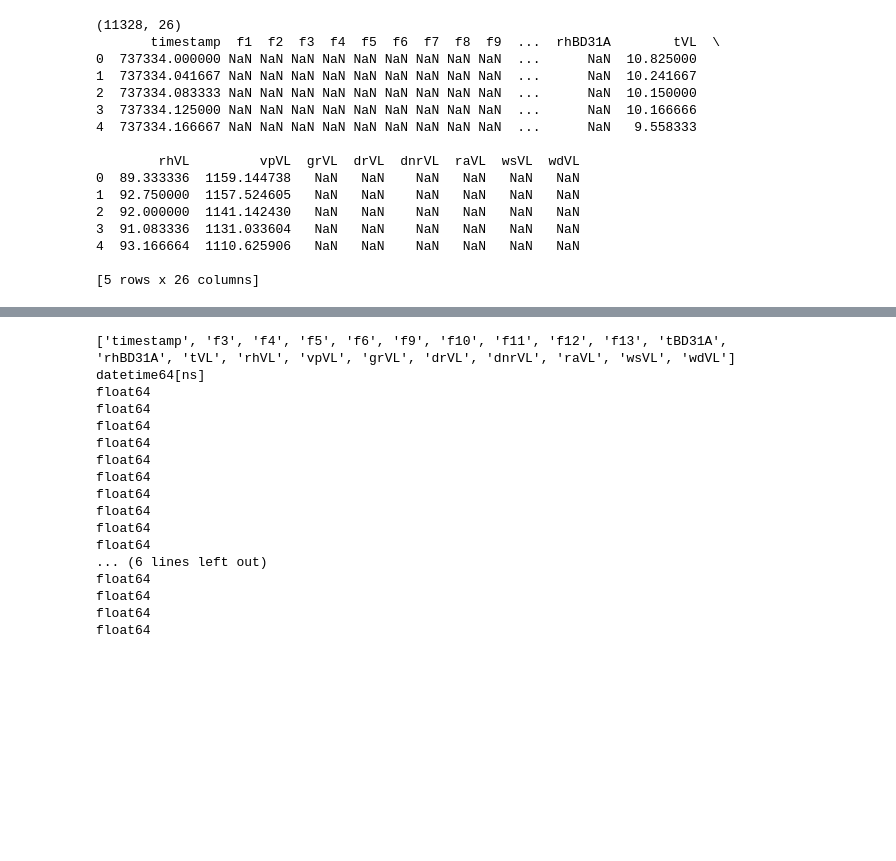
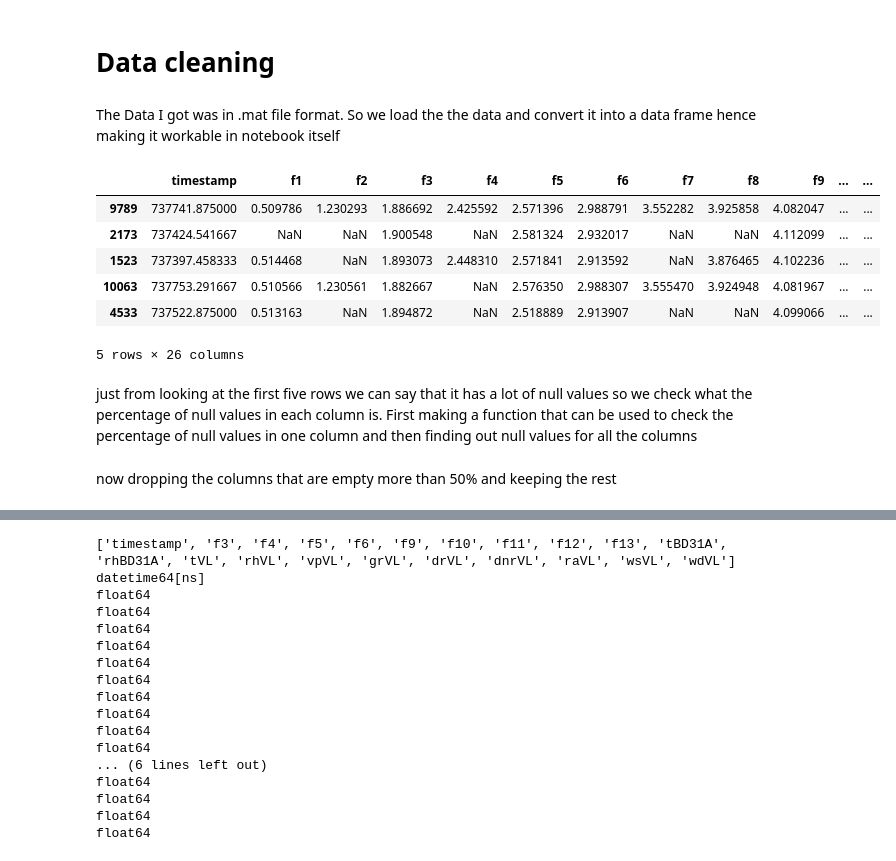
Before and after one commit to justforprogramming07-code/shm-anomaly-detection, a Jupyter notebook: nbs/01_data_cleaning.ipynb, the cells around one changed output, grey strips where cells are left out. Saved outputs shown, nothing was run; the diff lists cells and outputs as text; code cells hidden in the pictures; blank space fills up the shorter version.

```diff
--- a/nbs/01_data_cleaning.ipynb
+++ b/nbs/01_data_cleaning.ipynb
@@ -1,70 +1,66 @@
 # %%
 #| default_exp data_cleaning
+# %% [markdown]
+# Data cleaning
+# %% [markdown]
+The Data I got was in .mat file format. So we load the the data and convert it into a data frame hence making it workable in notebook itself
 # %%
 import scipy.io as sio
 import numpy as np
 import pandas as pd
 
-# Load the .mat file
+
 mat = sio.loadmat(r'E:\SHM_ML\data\trackedmodes\trackedmodes.mat')
 
-# Unwrap the outer MATLAB struct layer
+
 modes = mat['modes'][0, 0]
 
-# Recursive function to reveal everything inside the struct
 def print_struct(data, name="root", depth=0):
     indent = "  " * depth
     if hasattr(data, 'dtype') and data.dtype.names:
         print(f"{indent}{name} (struct):")
         for field in data.dtype.names:
             print_struct(data[field], field, depth + 1)
     elif hasattr(data, 'shape'):
         print(f"{indent}{name}: shape={data.shape}, first value={data.flat[0] if data.size > 0 else 'empty'}")
     else:
         print(f"{indent}{name}: {data}")
 
-# Extract the three components we need
+# Extracting the three components we need
 sdn = modes['sdn']        # timestamps — shape (11328, 1)
 f = modes['f']            # natural frequencies — shape (11328, 14)
 env = modes['env']        # environmental data — shape (11328, 11)
 labels_env = modes['labels_env']  # names of environmental columns
 
-# Build column names for frequencies
 freq_cols = [f'f{i+1}' for i in range(f.shape[1])]
 
-# Extract environmental column names from labels
 env_cols = [str(labels_env[i, 0][0]) for i in range(labels_env.shape[0])]
 
-# Build the DataFrame
+# Building the DataFrame
 df = pd.DataFrame(
     np.hstack([f, env]),
     columns=freq_cols + env_cols
 )
 
-# Add timestamp column at the front
 df.insert(0, 'timestamp', sdn[:, 0])
 
-print(df.shape)
-print(df.head())
+df.shape
+df.sample(5)
 # %% [output]
+|  | timestamp | f1 | f2 | f3 | f4 | f5 | f6 | f7 | f8 | f9 | ... | ... |
+| 9789 | 737741.875000 | 0.509786 | 1.230293 | 1.886692 | 2.425592 | 2.571396 | 2.988791 | 3.552282 | 3.925858 | 4.082047 | ... | ... |
+| 2173 | 737424.541667 | NaN | NaN | 1.900548 | NaN | 2.581324 | 2.932017 | NaN | NaN | 4.112099 | ... | ... |
+| 1523 | 737397.458333 | 0.514468 | NaN | 1.893073 | 2.448310 | 2.571841 | 2.913592 | NaN | 3.876465 | 4.102236 | ... | ... |
+| 10063 | 737753.291667 | 0.510566 | 1.230561 | 1.882667 | NaN | 2.576350 | 2.988307 | 3.555470 | 3.924948 | 4.081967 | ... | ... |
+| 4533 | 737522.875000 | 0.513163 | NaN | 1.894872 | NaN | 2.518889 | 2.913907 | NaN | NaN | 4.099066 | ... | ... |
-(11328, 26)
-       timestamp  f1  f2  f3  f4  f5  f6  f7  f8  f9  ...  rhBD31A        tVL  \
-0  737334.000000 NaN NaN NaN NaN NaN NaN NaN NaN NaN  ...      NaN  10.825000
-1  737334.041667 NaN NaN NaN NaN NaN NaN NaN NaN NaN  ...      NaN  10.241667
-2  737334.083333 NaN NaN NaN NaN NaN NaN NaN NaN NaN  ...      NaN  10.150000
-3  737334.125000 NaN NaN NaN NaN NaN NaN NaN NaN NaN  ...      NaN  10.166666
-4  737334.166667 NaN NaN NaN NaN NaN NaN NaN NaN NaN  ...      NaN   9.558333
-
-        rhVL         vpVL  grVL  drVL  dnrVL  raVL  wsVL  wdVL
-0  89.333336  1159.144738   NaN   NaN    NaN   NaN   NaN   NaN
-1  92.750000  1157.524605   NaN   NaN    NaN   NaN   NaN   NaN
-2  92.000000  1141.142430   NaN   NaN    NaN   NaN   NaN   NaN
-3  91.083336  1131.033604   NaN   NaN    NaN   NaN   NaN   NaN
-4  93.166664  1110.625906   NaN   NaN    NaN   NaN   NaN   NaN
-
-[5 rows x 26 columns]
+5 rows × 26 columns
+# %% [markdown]
+just from looking at the first five rows we can say that it has a lot of null values so we check what the percentage of null values in each column is.
+ First making a function that can be used to check the percentage of null values in one column and then finding out null values for all the columns
 # %%
 def percentageNAN(dataframe):
     percentage = ((dataframe.isnull().sum())/ dataframe.shape[0])*100
     return percentage
+# %% [markdown]
+now dropping the columns that are empty more than 50% and keeping the rest
 # %%
```
Also changed, not shown: parts of 26 cells of this notebook, 5 other files.
